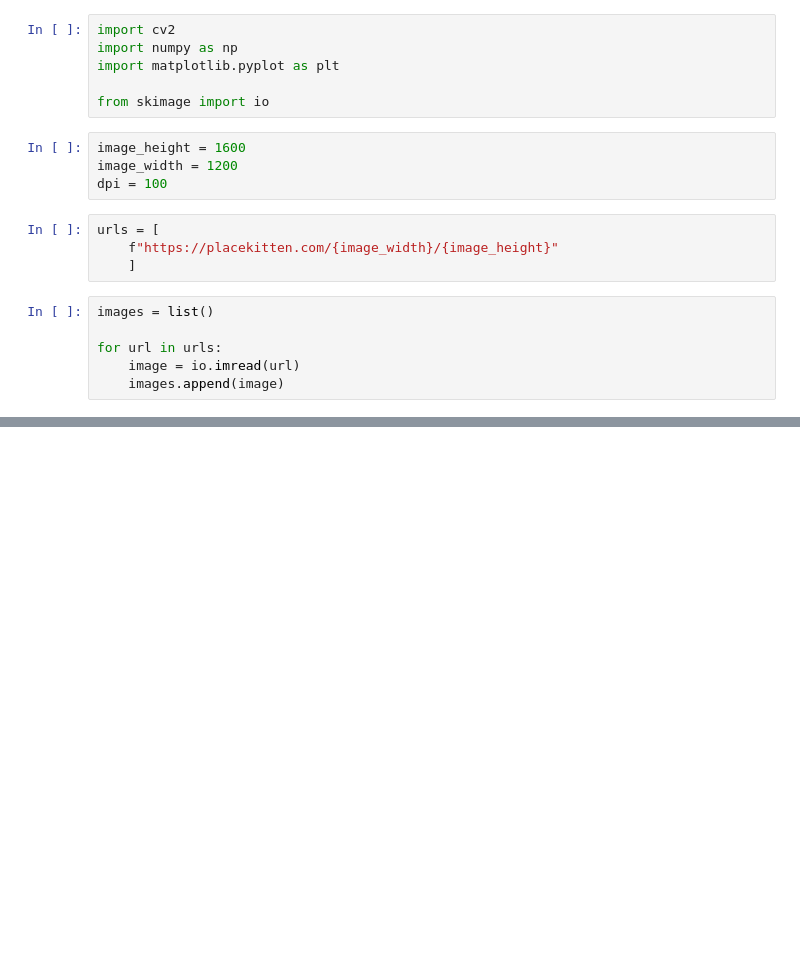
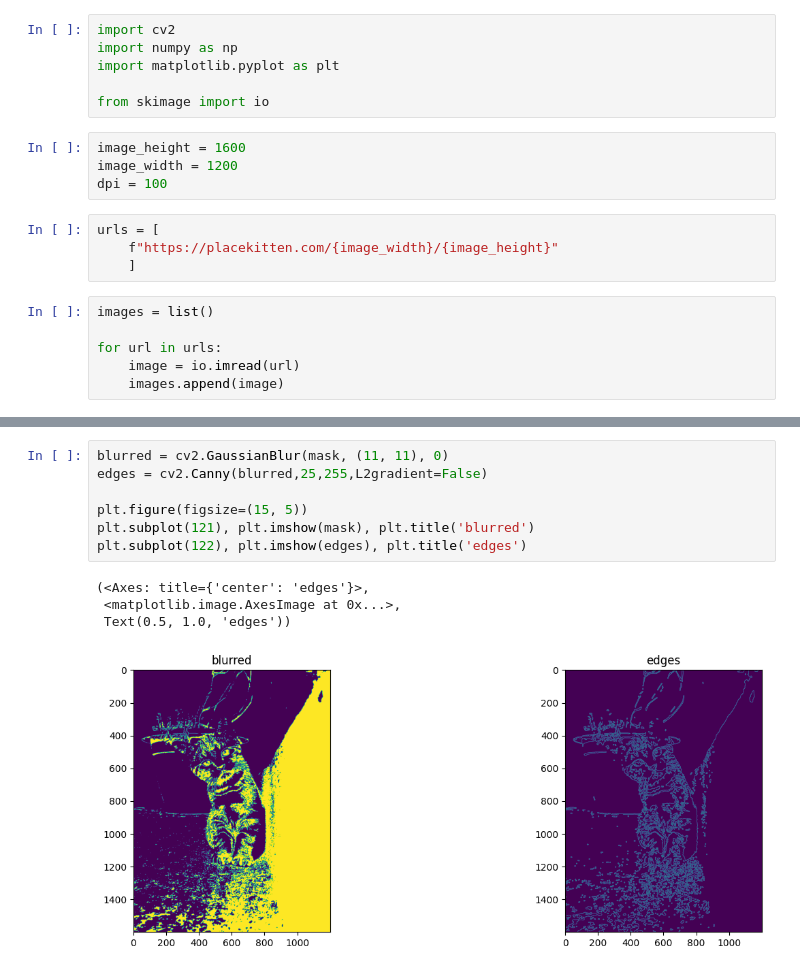
Before and after one commit to Yulch/ProcessingImage, a Jupyter notebook: PZ_2.ipynb, the cells around one changed output, grey strips where cells are left out. Drawn from its saved outputs; the diff is of its cells as text; blank space fills up the shorter version.

```diff
--- a/PZ_2.ipynb
+++ b/PZ_2.ipynb
@@ -49,0 +68,12 @@ plt.show()
+# %%
+blurred = cv2.GaussianBlur(mask, (11, 11), 0)
+edges = cv2.Canny(blurred,25,255,L2gradient=False)
+
+plt.figure(figsize=(15, 5))
+plt.subplot(121), plt.imshow(mask), plt.title('blurred')
+plt.subplot(122), plt.imshow(edges), plt.title('edges')
+# %% [output]
+(<Axes: title={'center': 'edges'}>,
+ <matplotlib.image.AxesImage at 0x...>,
+ Text(0.5, 1.0, 'edges'))
+[figure, added]
```
Also changed, not shown: parts of 5 cells of this notebook.
